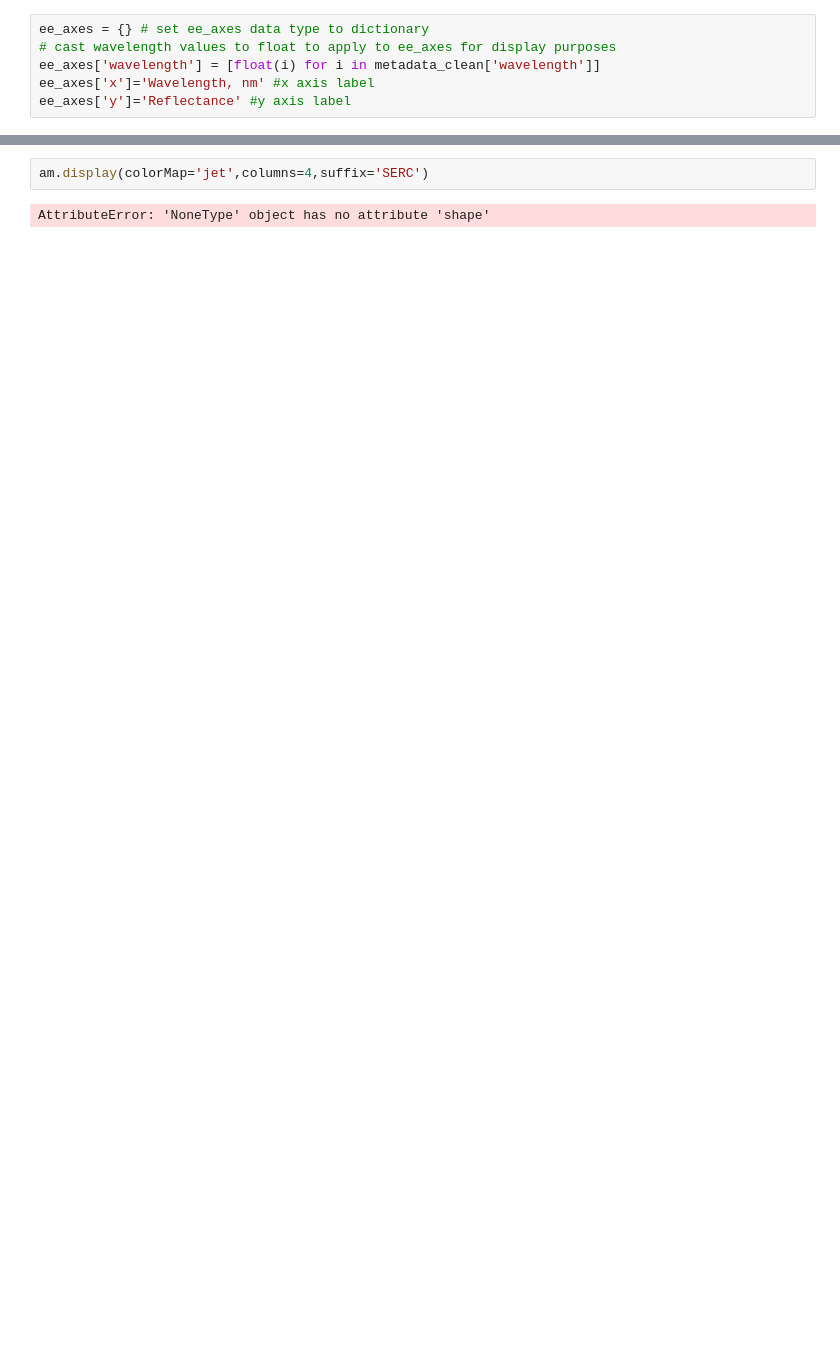
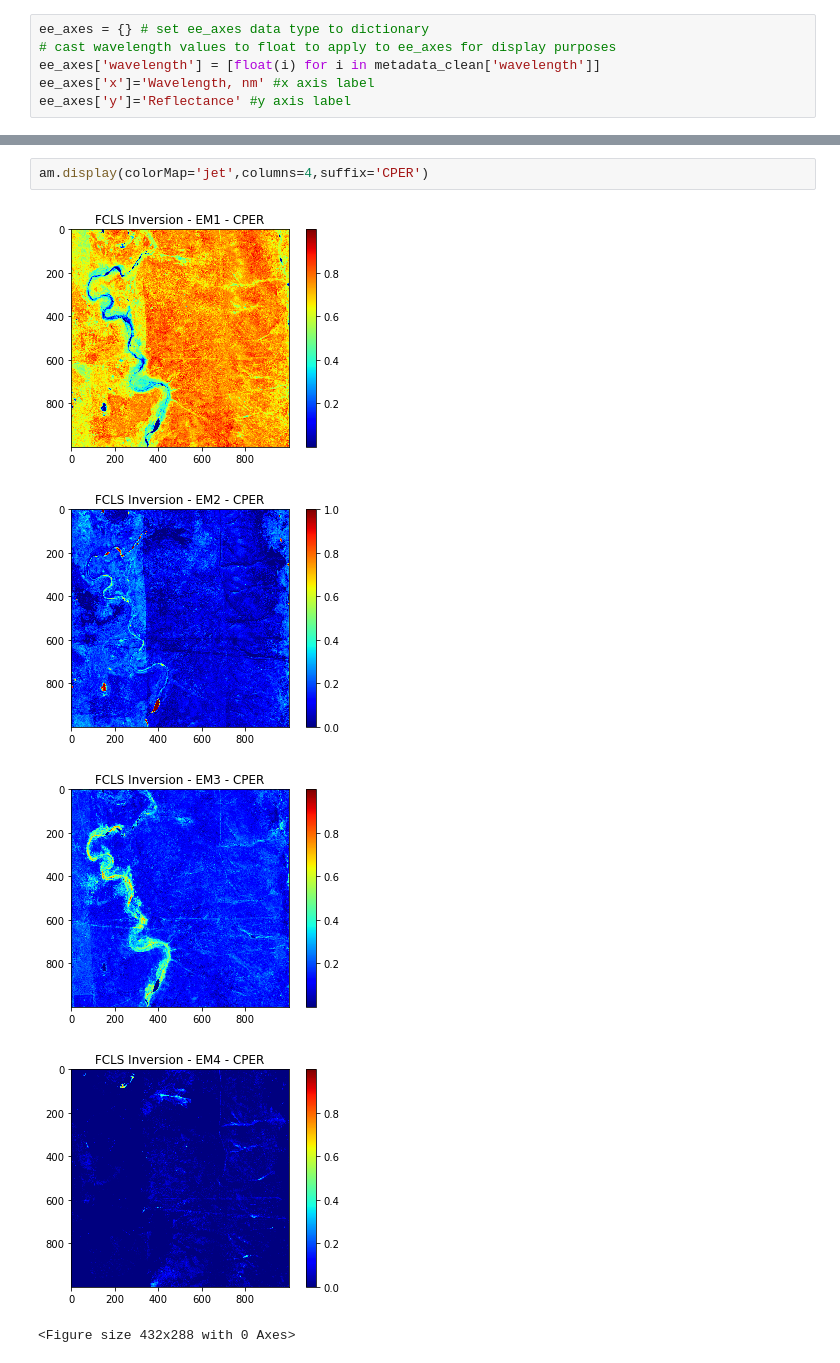
Before and after one commit to kessb/sagebrush-ecosystem-modeling, a Jupyter notebook: scripts/Hyperspectral_Test.ipynb, the cells around one changed output, grey strips where cells are left out. Drawn from its saved outputs; the diff is of its cells as text; blank space fills up the shorter version.

```diff
--- a/scripts/Hyperspectral_Test.ipynb
+++ b/scripts/Hyperspectral_Test.ipynb
@@ -284,4 +272,8 @@ NameError: name 'U' is not defined
 # %%
-am.display(colorMap='jet',columns=4,suffix='SERC')
+am.display(colorMap='jet',columns=4,suffix='CPER')
 # %% [output]
+[figure, added]
+[figure, added]
+[figure, added]
+[figure, added]
-AttributeError: 'NoneType' object has no attribute 'shape'
+<Figure size 432x288 with 0 Axes>
```
Also changed, not shown: parts of 10 cells of this notebook.
